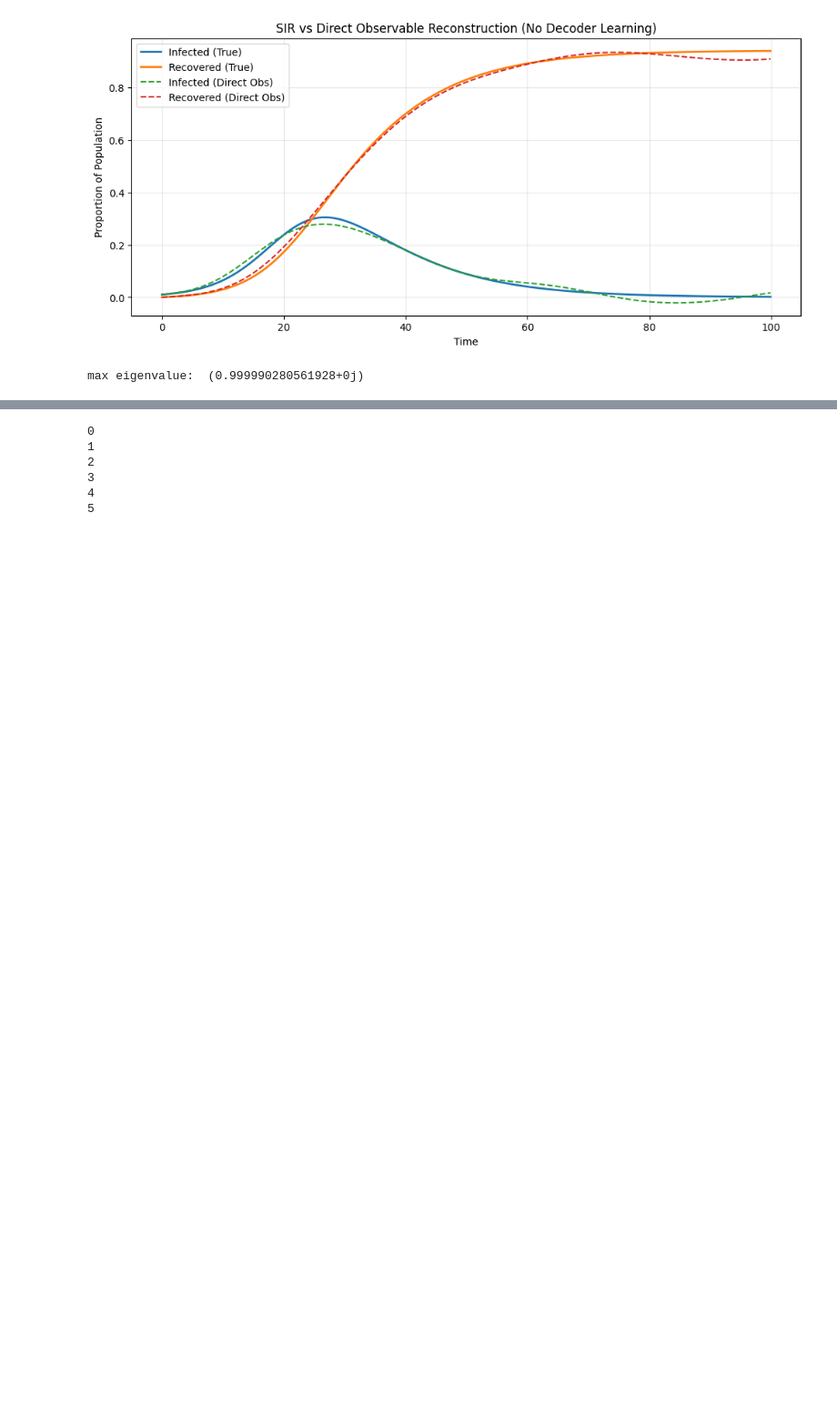
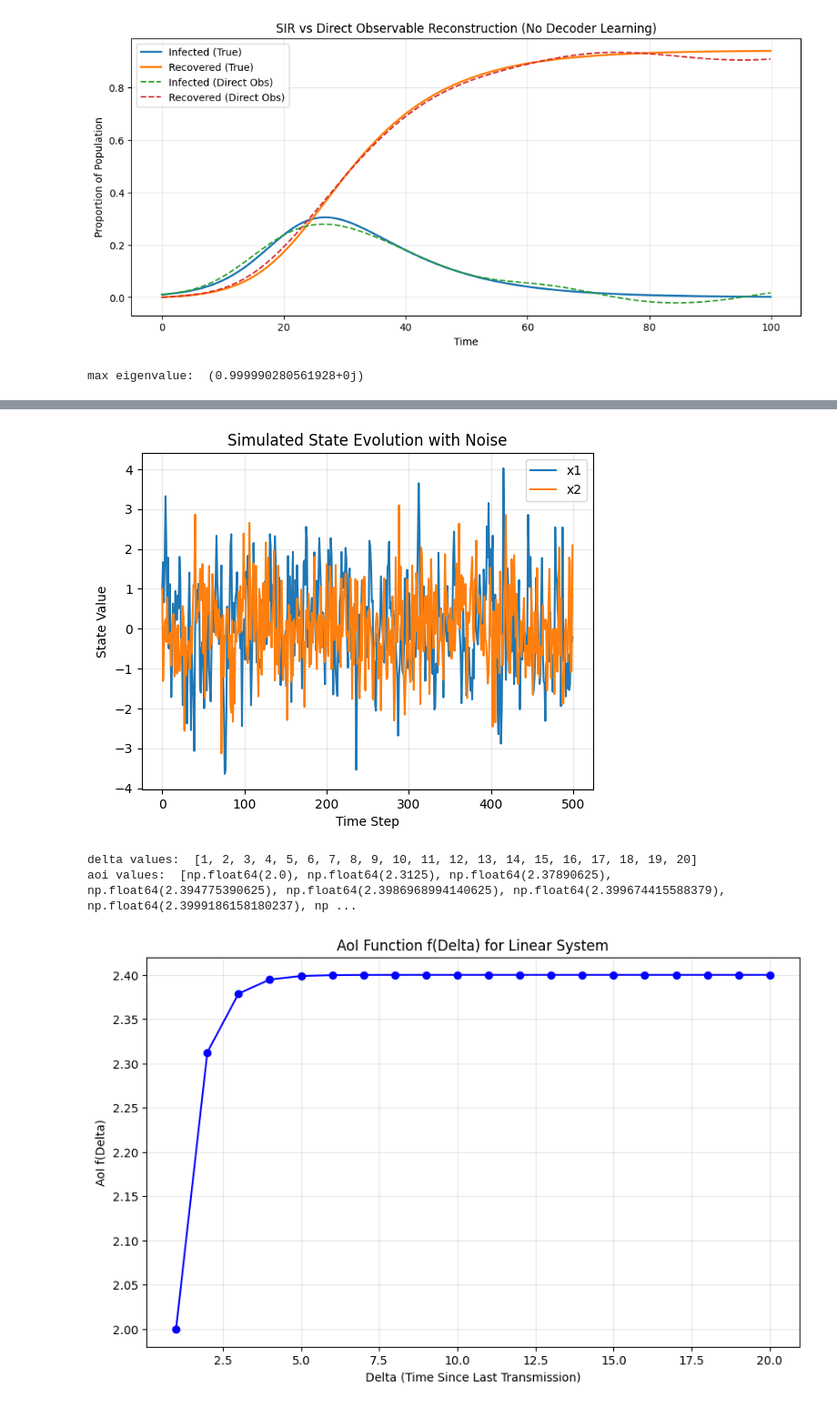
Before and after one commit to Jw1836/Nonlinear-Error-Monitoring-Minimization, a Jupyter notebook: nonlinear_monitoring.ipynb, the cells around one changed output, grey strips where cells are left out. Shown at 91% size. Saved outputs shown, nothing was run; the diff lists cells and outputs as text; code cells hidden in the pictures; blank space fills up the shorter version.

```diff
--- a/nonlinear_monitoring.ipynb
+++ b/nonlinear_monitoring.ipynb
@@ -993,10 +1047,54 @@ found threshold:  3
-# %%
-for i in range(5+1):
-    print(i)
-# %% [output]
-0
-1
-2
-3
-4
-5
+# %%
+##### this is for the linear case only ################### from dr .tripathi's paper
+G = np.array([[0.5, 0.0], [0.0, 0.25]])
+Sigma = np.eye(2)
+x_init = np.array([[1], [1]])
+n_steps = 500
+def f_AOI(G, Sigma, delta):
+    sum = 0
+    for i in range(delta): #0 to delta - 1
+        G_k = np.linalg.matrix_power(G, i)
+        G_k_T = G_k.T
+        sum = sum + np.trace(G_k_T @ G_k @ Sigma)
+    return sum
+def gen_sim_data(G, Sigma, n_steps, x_init):
+    #Sigma = np.zeros((2,2))
+    x1_vals = [x_init[0][0]]
+    x2_vals = [x_init[1][0]]
+    for i in range(1, n_steps):
+        noise = np.random.multivariate_normal(mean=[0,0], cov=Sigma).reshape((2,1))
+        x_next = G @ np.array([[x1_vals[-1]], [x2_vals[-1]]]) + noise
+        x1_vals.append(x_next[0][0])
+        x2_vals.append(x_next[1][0])
+    return x1_vals, x2_vals
+
+
+x1_data, x2_data = gen_sim_data(G, Sigma, n_steps, x_init)
+
+#just show the pregenerated data
+plt.plot(x1_data, label='x1')
+plt.plot(x2_data, label='x2')
+plt.xlabel('Time Step')
+plt.ylabel('State Value')
+plt.title('Simulated State Evolution with Noise')
+plt.legend()
+plt.grid(True, alpha=0.3)
+plt.show()
+
+#plot the AoI function for different delta values
+delta_values = list(range(1, 21))
+aoi_values = [f_AOI(G, Sigma, delta) for delta in delta_values]
+print("delta values: ", delta_values)
+print("aoi values: ", aoi_values)
+plt.figure(figsize=(10, 6))
+plt.plot(delta_values, aoi_values, marker='o', linestyle='-', color='blue')
+plt.xlabel('Delta (Time Since Last Transmission)')
+plt.ylabel('AoI f(Delta)')
+plt.title('AoI Function f(Delta) for Linear System')
+plt.grid(True, alpha=0.3)
+plt.show()
+# %% [output]
+[figure, added]
+delta values:  [1, 2, 3, 4, 5, 6, 7, 8, 9, 10, 11, 12, 13, 14, 15, 16, 17, 18, 19, 20]
+aoi values:  [np.float64(2.0), np.float64(2.3125), np.float64(2.37890625), np.float64(2.394775390625), np.float64(2.3986968994140625), np.float64(2.399674415588379), np.float64(2.3999186158180237), np ...
+[figure, added]
```
Also changed, not shown: parts of 2 cells of this notebook, 11 other files.
